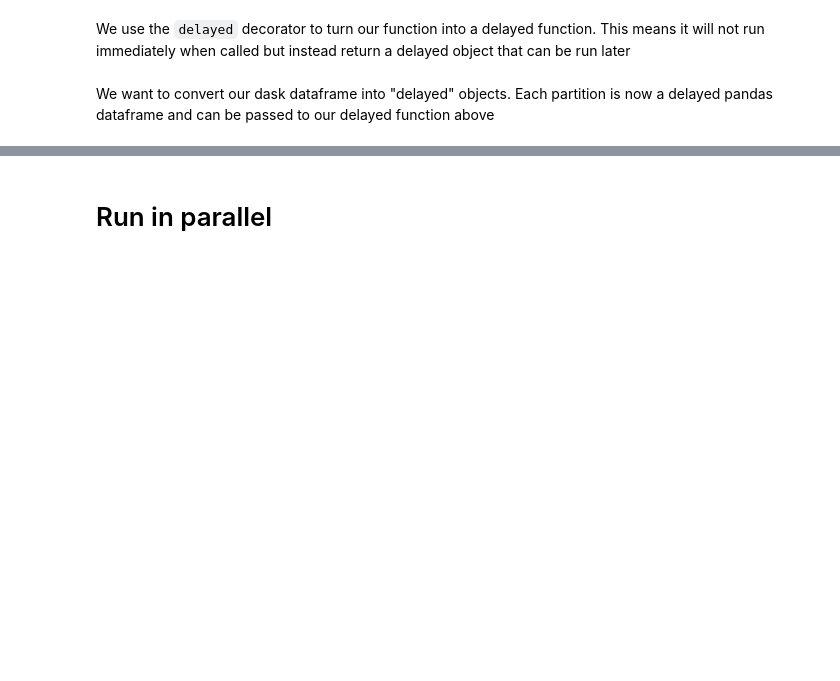
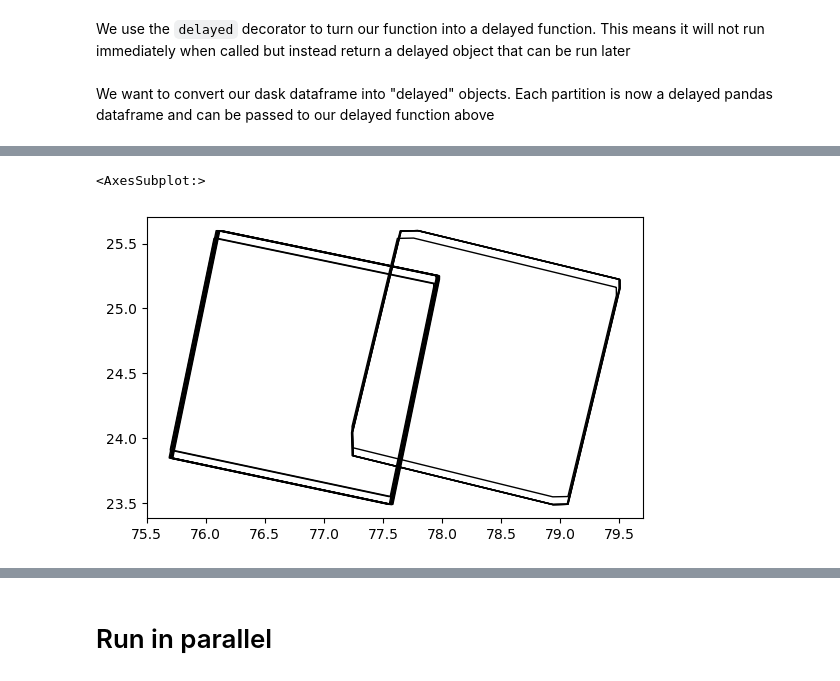
Before and after one commit to IDinsight/mosaiks, a Jupyter notebook: playground/featurize_pipeline_debug.ipynb, the cells around one changed output, grey strips where cells are left out. Saved outputs shown, nothing was run; the diff lists cells and outputs as text; code cells hidden in the pictures; blank space fills up the shorter version.

```diff
--- a/playground/featurize_pipeline_debug.ipynb
+++ b/playground/featurize_pipeline_debug.ipynb
@@ -154,0 +399,6 @@ model = RCF(featurization_params['num_features'],
+# %%
+stac_gdf = _get_reprojected_stac_df(item_collection)
+stac_gdf.plot(facecolor="none")
+# %% [output]
+<AxesSubplot:>
+[figure, added]
```
Also changed, not shown: parts of 48 cells of this notebook, 1 other file.
